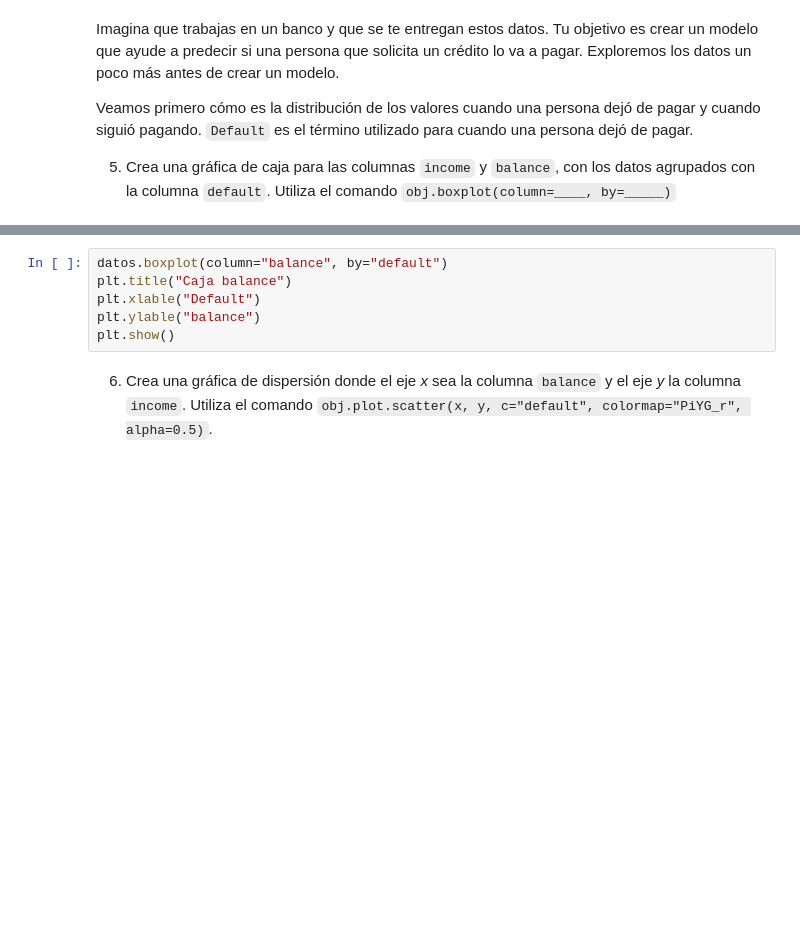
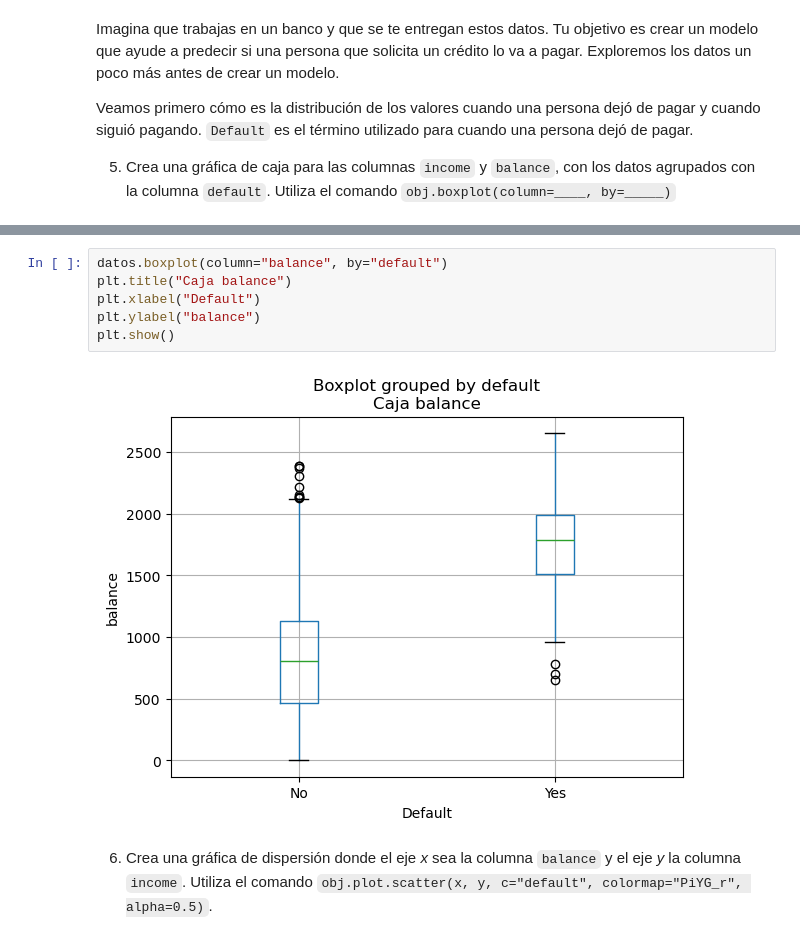
Before and after one commit to antoniorte/hello-world, a Jupyter notebook: T06 - Laboratorio de regresión logística.ipynb, the cells around one changed output, grey strips where cells are left out. Saved outputs shown, nothing was run; the diff lists cells and outputs as text; blank space fills up the shorter version.

```diff
--- a/T06 - Laboratorio de regresión logística.ipynb
+++ b/T06 - Laboratorio de regresión logística.ipynb
@@ -117,9 +116,11 @@ AttributeError: module 'matplotlib.pyplot' has no attribute 'xlable'
 # %%
 datos.boxplot(column="balance", by="default")
 plt.title("Caja balance")
-plt.xlable("Default")
-plt.ylable("balance")
+plt.xlabel("Default")
+plt.ylabel("balance")
 plt.show()
+# %% [output]
+[figure, added]
 # %% [markdown]
 6. Crea una gráfica de dispersión donde el eje *x* sea la columna `balance` y el eje *y* la columna `income`. Utiliza el comando `obj.plot.scatter(x, y, c="default", colormap="PiYG_r", alpha=0.5)`.
 # %%
```
Also changed, not shown: parts of 8 cells of this notebook.
